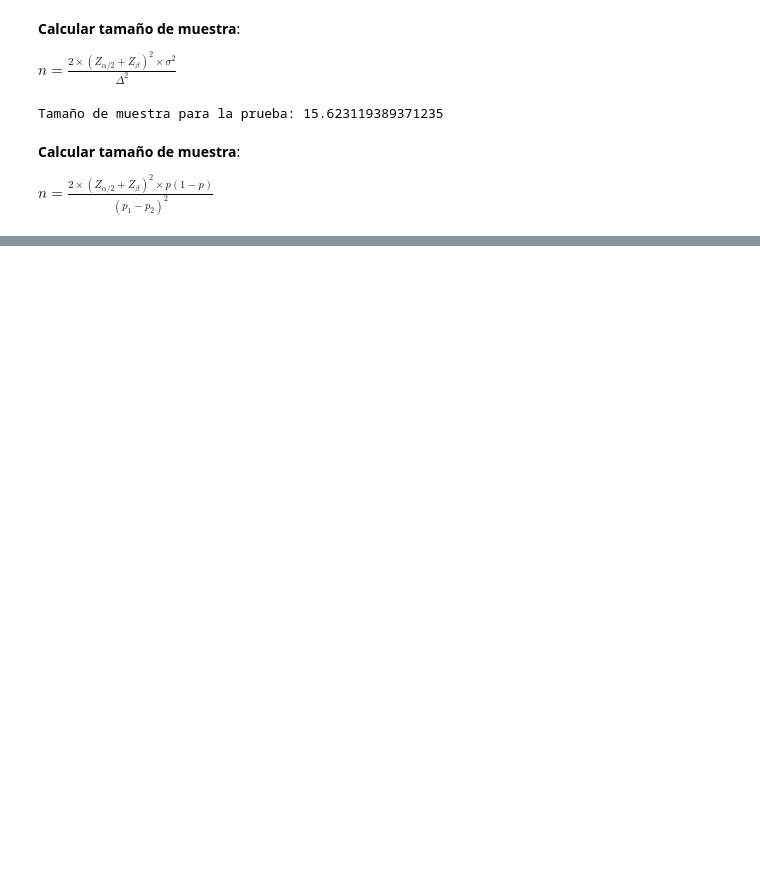
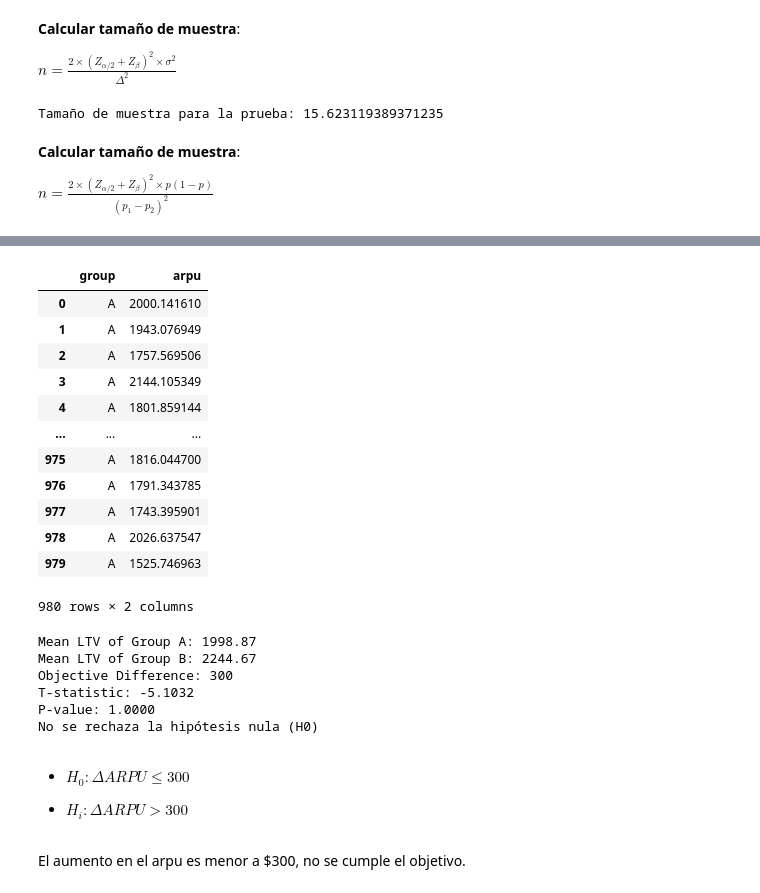
Before and after one commit to LuisMB09/lab_analisis_datos, a Jupyter notebook: examen-2do-parcial.ipynb, the cells around one changed output, grey strips where cells are left out. Saved outputs shown, nothing was run; the diff lists cells and outputs as text; code cells hidden in the pictures; blank space fills up the shorter version.

```diff
--- a/examen-2do-parcial.ipynb
+++ b/examen-2do-parcial.ipynb
@@ -610,0 +608,3 @@ print(f'Tamaño de muestra para la prueba: {n_p}')
+# %%
+df_ab_arpu = pd.read_csv('data/correcaminos_resultado_arpu_ab_test.csv')
+df_ab_conv = pd.read_csv('data/correcaminos_resultado_conversion_ab_test.csv')
@@ -610,0 +620,65 @@ print(f'Tamaño de muestra para la prueba: {n_p}')
+# %%
+df_arpu_A = df_ab_arpu.query('group == "A"')
+df_arpu_B = df_ab_arpu.query('group == "B"')
+df_arpu_A
+# %% [output]
+|  | group | arpu |
+| 0 | A | 2000.141610 |
+| 1 | A | 1943.076949 |
+| 2 | A | 1757.569506 |
+| 3 | A | 2144.105349 |
+| 4 | A | 1801.859144 |
+| ... | ... | ... |
+| 975 | A | 1816.044700 |
+| 976 | A | 1791.343785 |
+| 977 | A | 1743.395901 |
+| 978 | A | 2026.637547 |
+| 979 | A | 1525.746963 |
+980 rows × 2 columns
+# %%
+# Objectivo: tener diferencia de 20 dolares en el LTV
+objective_difference = 300
+
+# Promedio y desviación estandar por grupo
+mean_a = np.mean(df_arpu_A['arpu'])
+mean_b = np.mean(df_arpu_B['arpu'])
+
+std_a = np.std(df_arpu_A['arpu'], ddof=1)
+std_b = np.std(df_arpu_B['arpu'], ddof=1)
+
+n_a = 980#len(df_arpu_A['arpu'])
+n_b = 560# len(df_arpu_B['arpu'])
+
+# Realizar un t-test de una cola (mayor o igual que el objetivo)
+# Null hypothesis H0: (mean_b - mean_a) <= objective_difference
+# Alternative hypothesis H1: (mean_b - mean_a) > objective_difference
+
+# Calculate the t-statistic and p-value
+pooled_std = np.sqrt(((std_a**2 / n_a) + (std_b**2 / n_b)))
+t_stat = (mean_b - mean_a - objective_difference) / pooled_std
+p_value = 1 - stats.t.cdf(t_stat, df=min(n_a, n_b) - 1)
+
+# Output the results
+print(f"Mean LTV of Group A: {mean_a:.2f}")
+print(f"Mean LTV of Group B: {mean_b:.2f}")
+print(f"Objective Difference: {objective_difference}")
+print(f"T-statistic: {t_stat:.4f}")
+print(f"P-value: {p_value:.4f}")
+
+if p_value <= 0.05:
+    print('Se rechaza la hipótesis nula (H0)')
+else:
+    print('No se rechaza la hipótesis nula (H0)')
+# %% [output]
+Mean LTV of Group A: 1998.87
+Mean LTV of Group B: 2244.67
+Objective Difference: 300
+T-statistic: -5.1032
+P-value: 1.0000
+No se rechaza la hipótesis nula (H0)
+# %% [markdown]
+- $H_0: \Delta ARPU \leq 300$
+
+- $H_i: \Delta ARPU > 300$
+# %% [markdown]
+El aumento en el arpu es menor a $300, no se cumple el objetivo.
```
Also changed, not shown: parts of 13 cells of this notebook.
